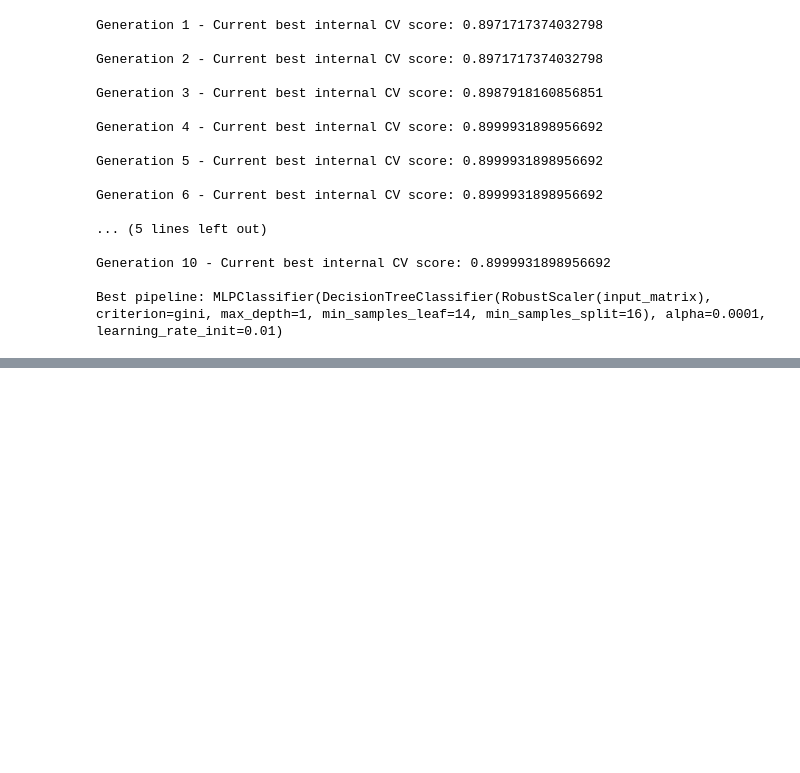
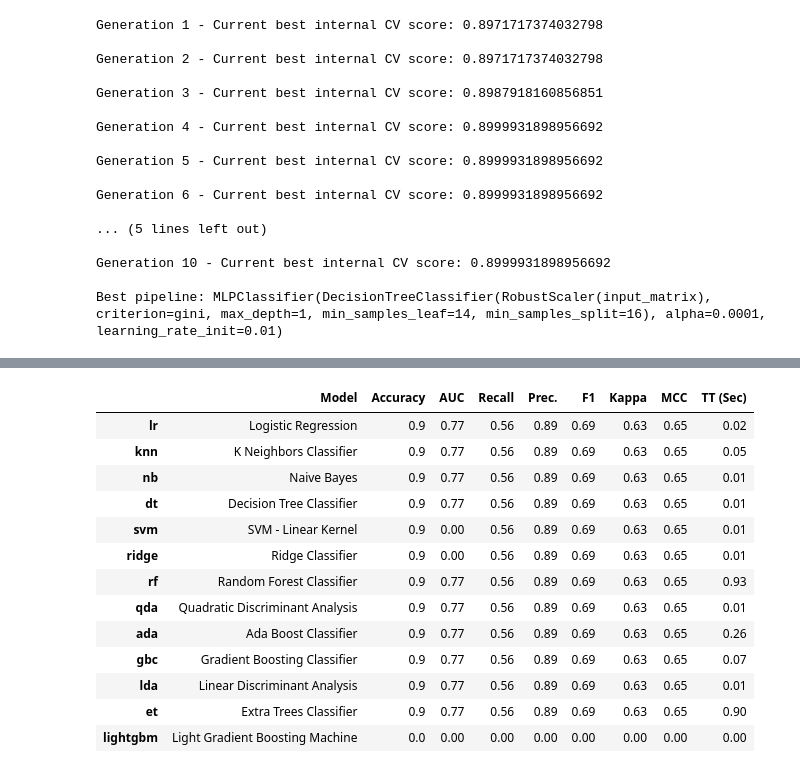
Before and after one commit to Sajid576/data-mining-techniques-to-detect-sql-nosql-injection-attack, a Jupyter notebook: Thesis/NoSQL_InjectionModel.ipynb, the cells around one changed output, grey strips where cells are left out. Saved outputs shown, nothing was run; the diff lists cells and outputs as text; code cells hidden in the pictures; blank space fills up the shorter version.

```diff
--- a/Thesis/NoSQL_InjectionModel.ipynb
+++ b/Thesis/NoSQL_InjectionModel.ipynb
@@ -585,0 +681,11 @@ Best pipeline: MLPClassifier(DecisionTreeClassifier(RobustScaler(input_matrix),
+# %%
+report["Scores"] = np.round(report["Scores"], 3)
+report.sort_values(by = "Scores", ascending = False, inplace = False)
+#report.index
+ga_feats = report.iloc[0]["Chosen Feats"]
+
+used_feats =  ga_feats.copy()
+used_feats.append('ClassLabel')
+
+print(report)
+print(ga_feats)
@@ -585,0 +704,60 @@ Best pipeline: MLPClassifier(DecisionTreeClassifier(RobustScaler(input_matrix),
+# %%
+from pycaret.datasets import get_data
+from pycaret.classification import *
+from imblearn.over_sampling import SMOTE, RandomOverSampler
+from imblearn.under_sampling import ClusterCentroids,NearMiss, RandomUnderSampler
+from imblearn.combine import SMOTEENN,SMOTETomek
+
+
+
+ename = setup(data = df[used_feats], target = "ClassLabel",
+              train_size=0.8,
+              test_data = None,
+              fold_strategy = "stratifiedkfold",
+              fold_shuffle = True,
+              use_gpu = True,
+              normalize = True,
+              categorical_features = None,
+
+              #pca = True,
+              #pca_method = "kernel",
+              #pca_components = 5,
+              preprocess = False,
+              html = True,
+              #POLYNOMIAL
+              #polynomial_features = True,
+              #polynomial_degree = 2,
+              #transformation
+
+              #transformation = True,
+              feature_selection = True,
+              feature_interaction = True,
+
+              fix_imbalance = True,
+              #fix_imbalance_method  = SMOTE(),
+              imputation_type='simple',
+              verbose = True,
+              )
+
+
+rskf = RepeatedStratifiedKFold(n_splits = 5, n_repeats = 20)
+best_model = compare_models(sort = "MCC", round = 2,
+                            fold = rskf,
+                            #include = ["rf","catboost"],
+                            #n_select = 1
+                            )
+# %% [output]
+|  | Model | Accuracy | AUC | Recall | Prec. | F1 | Kappa | MCC | TT (Sec) |
+| lr | Logistic Regression | 0.9 | 0.77 | 0.56 | 0.89 | 0.69 | 0.63 | 0.65 | 0.02 |
+| knn | K Neighbors Classifier | 0.9 | 0.77 | 0.56 | 0.89 | 0.69 | 0.63 | 0.65 | 0.05 |
+| nb | Naive Bayes | 0.9 | 0.77 | 0.56 | 0.89 | 0.69 | 0.63 | 0.65 | 0.01 |
+| dt | Decision Tree Classifier | 0.9 | 0.77 | 0.56 | 0.89 | 0.69 | 0.63 | 0.65 | 0.01 |
+| svm | SVM - Linear Kernel | 0.9 | 0.00 | 0.56 | 0.89 | 0.69 | 0.63 | 0.65 | 0.01 |
+| ridge | Ridge Classifier | 0.9 | 0.00 | 0.56 | 0.89 | 0.69 | 0.63 | 0.65 | 0.01 |
+| rf | Random Forest Classifier | 0.9 | 0.77 | 0.56 | 0.89 | 0.69 | 0.63 | 0.65 | 0.93 |
+| qda | Quadratic Discriminant Analysis | 0.9 | 0.77 | 0.56 | 0.89 | 0.69 | 0.63 | 0.65 | 0.01 |
+| ada | Ada Boost Classifier | 0.9 | 0.77 | 0.56 | 0.89 | 0.69 | 0.63 | 0.65 | 0.26 |
+| gbc | Gradient Boosting Classifier | 0.9 | 0.77 | 0.56 | 0.89 | 0.69 | 0.63 | 0.65 | 0.07 |
+| lda | Linear Discriminant Analysis | 0.9 | 0.77 | 0.56 | 0.89 | 0.69 | 0.63 | 0.65 | 0.01 |
+| et | Extra Trees Classifier | 0.9 | 0.77 | 0.56 | 0.89 | 0.69 | 0.63 | 0.65 | 0.90 |
+| lightgbm | Light Gradient Boosting Machine | 0.0 | 0.00 | 0.00 | 0.00 | 0.00 | 0.00 | 0.00 | 0.00 |
```
Also changed, not shown: parts of 5 cells of this notebook, 1 other file.
